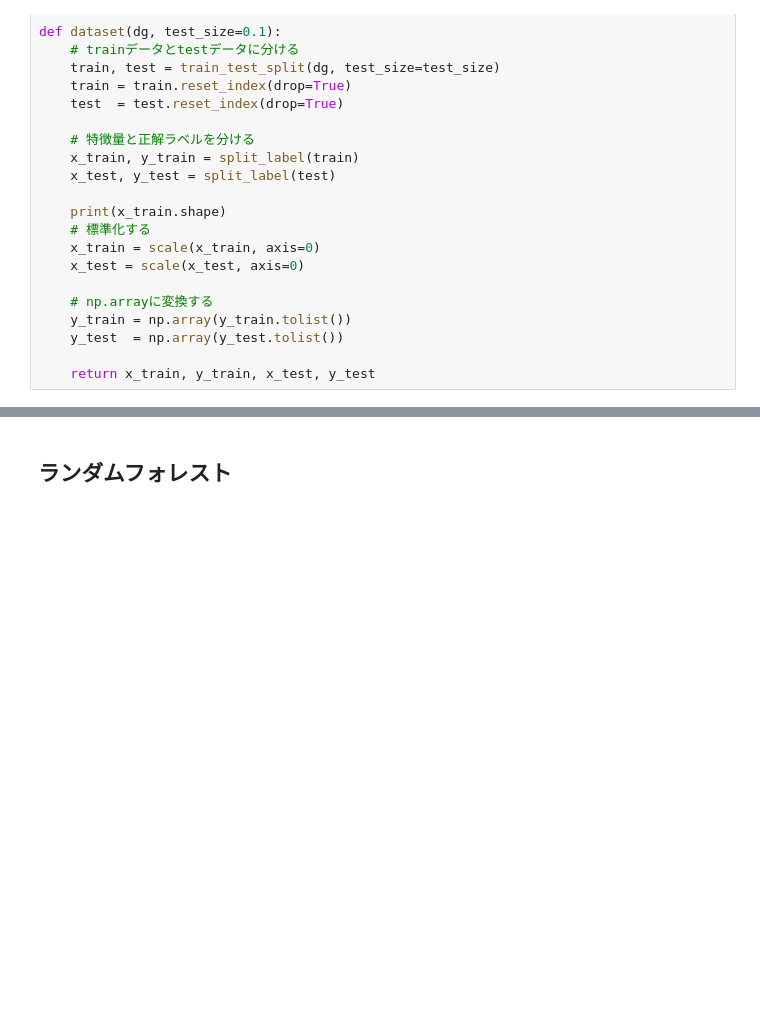
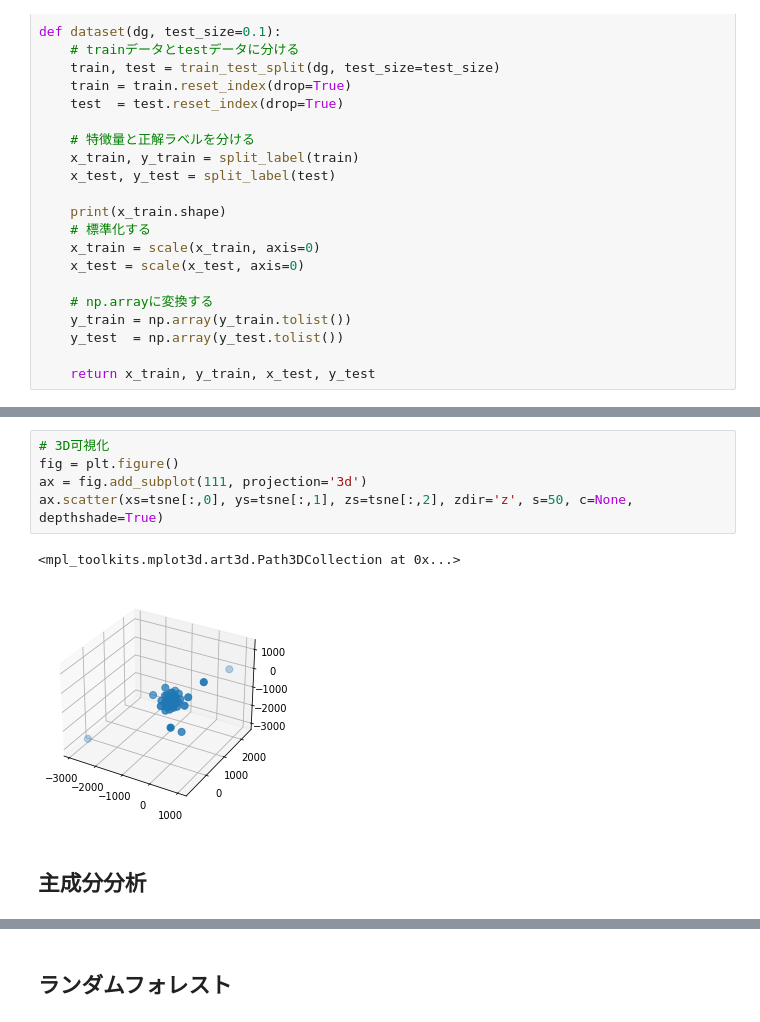
Before and after one commit to rrrrind/hangout-manager, a Jupyter notebook: workspace/recommendation.ipynb, the cells around one changed output, grey strips where cells are left out. Drawn from its saved outputs; the diff is of its cells as text; blank space fills up the shorter version.

```diff
--- a/workspace/recommendation.ipynb
+++ b/workspace/recommendation.ipynb
@@ -168,0 +97,10 @@ print(y_train_w[raw,:])
+# %%
+# 3D可視化
+fig = plt.figure()
+ax = fig.add_subplot(111, projection='3d')
+ax.scatter(xs=tsne[:,0], ys=tsne[:,1], zs=tsne[:,2], zdir='z', s=50, c=None, depthshade=True)
+# %% [output]
+<mpl_toolkits.mplot3d.art3d.Path3DCollection at 0x...>
+[figure, added]
+# %% [markdown]
+## 主成分分析
```
Also changed, not shown: parts of 45 cells of this notebook.
